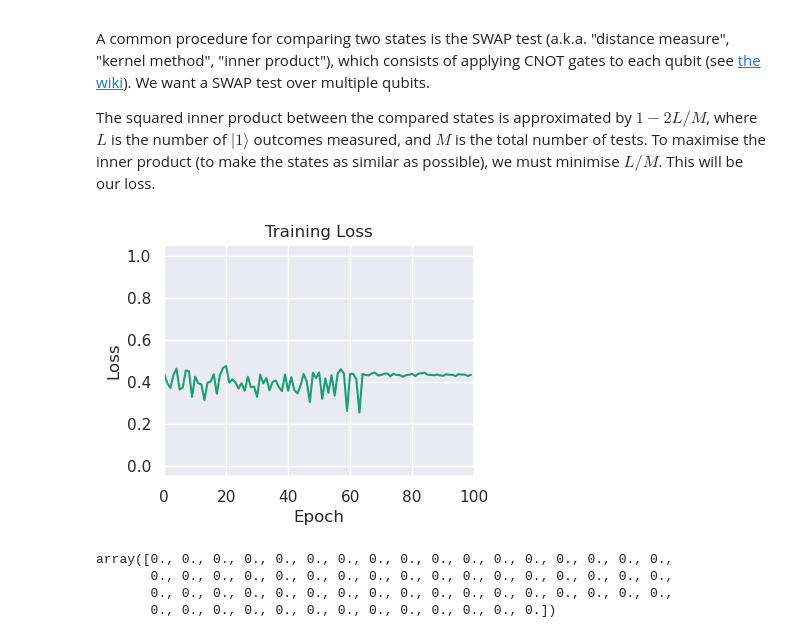
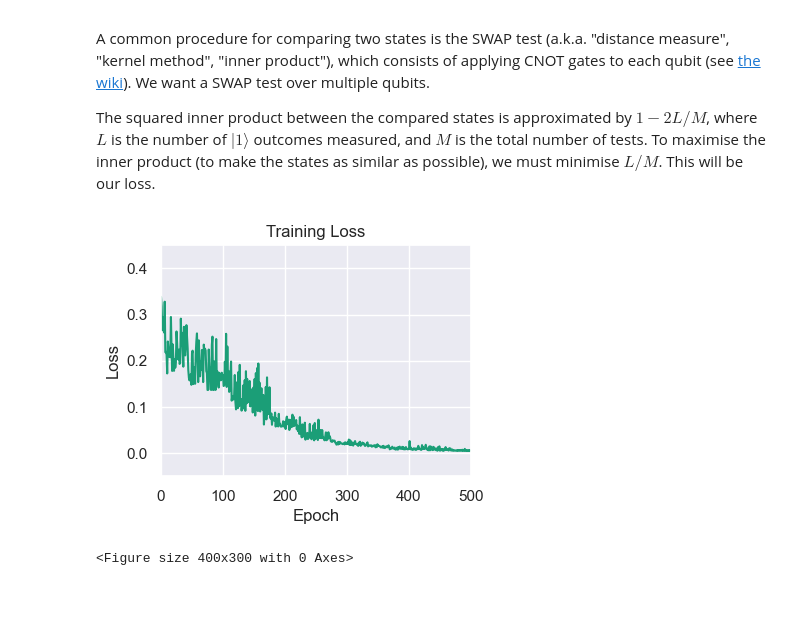
Before and after one commit to BenPrie/variational-local-inversions, a Jupyter notebook: variational-local-inversions.ipynb, the cells around one changed output. Saved outputs shown, nothing was run; the diff lists cells and outputs as text; code cells hidden in the pictures; blank space fills up the shorter version.

```diff
--- a/variational-local-inversions.ipynb
+++ b/variational-local-inversions.ipynb
@@ -73,7 +71,7 @@ For our problem, we can let our unknown unitary $U$ be our feature map, with a d
 # %%
 # Define an ansatz.
 def build_ansatz(n_qubits, ansatz_reps):
-    return RealAmplitudes(num_qubits=n_qubits, reps=ansatz_reps, name='Ansatz', parameter_prefix='weight')
+    return TwoLocal(num_qubits=n_qubits, rotation_blocks=['rx', 'ry'], entanglement_blocks='cx', entanglement='full', reps=ansatz_reps, name='Ansatz')
 
 # Demo.
 build_ansatz(U.num_qubits, ansatz_reps=3).decompose().draw('mpl', style='iqp')
@@ -88,10 +86,13 @@ def build_experiment_circuit(U, ansatz_reps, target_qubits):
     circuit = QuantumCircuit(q_reg, c_reg)
 
     # Prepare an input state (parameterised) consistent between the two sets of qubits.
-    input_parameters = ParameterVector('input', 2 * U.num_qubits)
+    input_parameters = ParameterVector('in', 2 * U.num_qubits)
     for i in range(U.num_qubits):
         circuit.r(theta=input_parameters[2 * i], phi=input_parameters[2 * i + 1], qubit=i)
         if i in target_qubits: circuit.r(theta=input_parameters[2 * i], phi=input_parameters[2 * i + 1], qubit=U.num_qubits + i - 1)
+
+    # Barrier for clarity.
+    circuit.barrier()
 
     # Add U.
     U_copy = U.copy()
@@ -122,3 +123,7 @@ def build_experiment_circuit(U, ansatz_reps, target_qubits):
 # %%
 # Using an identity interpret as the mapping of the QNNs output.
 def identity_interpret(x): return x
+# %%
+# Build a circuit and get its parameters.
+experiment_circuit, input_parameters, weight_parameters = build_experiment_circuit(U, ansatz_reps=10, target_qubits=[1, 2])
+experiment_circuit.draw('mpl', style='iqp')
@@ -125,7 +132,4 @@ def identity_interpret(x): return x
 # %%
-# Build a circuit and get its parameters.
-experiment_circuit, input_parameters, weight_parameters = build_experiment_circuit(U, ansatz_reps=15, target_qubits=[1, 2])
-
 # The QNN object.
 qnn = SamplerQNN(
     circuit=experiment_circuit,
@@ -168,46 +172,42 @@ The squared inner product between the compared states is approximated by $1-2L/M
 # %%
 # It would appear that the only way to do loss tracking is to define a list outside the loss function?
 loss_values = []
-max_iters = 100
+max_iters = 500
 
 # Define the loss (cost) function according to the SWAP test.
 def loss_fn(qnn, inputs, weights):
     # We care only about the probability to measure outcome 1 on the single-qubit classical register.
     loss = np.mean(qnn.forward(input_data=inputs, weights=weights)[:, 1])
     loss_values.append(loss)
 
     # Plotting.
     clear_output(wait=True)
     plt.plot(range(len(loss_values)), loss_values)
 
     # Beautification.
     plt.title('Training Loss')
     plt.xlabel('Epoch')
     plt.ylabel('Loss')
-    plt.ylim(-0.05, 1.05)
+    plt.ylim(-0.05, .45)
     plt.xlim(0, max_iters)
 
     plt.show()
+
+    return loss
 
 # Random input parameters.
 n_samples = 1
 xs = algorithm_globals.random.random(size=(n_samples, len(input_parameters)))
 #angles = [0, np.pi, -np.pi]
 #xs = np.random.choice(angles, size=(n_samples, len(input_parameters)))
 
 # Optimiser and starting weights.
 optimiser = COBYLA(maxiter=max_iters)
 initial_weights = algorithm_globals.random.random(len(weight_parameters))
 
 # Do the thing.
 plt.rcParams['figure.figsize'] = (4, 3)
 optimal_result = optimiser.minimize(lambda ws : loss_fn(qnn, xs, ws), x0=initial_weights)
 # %% [output]
-[figure, old version]
+[figure, new version]
+<Figure size 400x300 with 0 Axes>
-# %%
-initial_weights - optimal_result.x
-# %% [output]
-array([0., 0., 0., 0., 0., 0., 0., 0., 0., 0., 0., 0., 0., 0., 0., 0., 0.,
-       0., 0., 0., 0., 0., 0., 0., 0., 0., 0., 0., 0., 0., 0., 0., 0., 0.,
-       0., 0., 0., 0., 0., 0., 0., 0., 0., 0., 0., 0., 0., 0., 0., 0., 0.,
-       0., 0., 0., 0., 0., 0., 0., 0., 0., 0., 0., 0., 0.])
```
Also changed, not shown: parts of 7 cells of this notebook, 2 other files.
